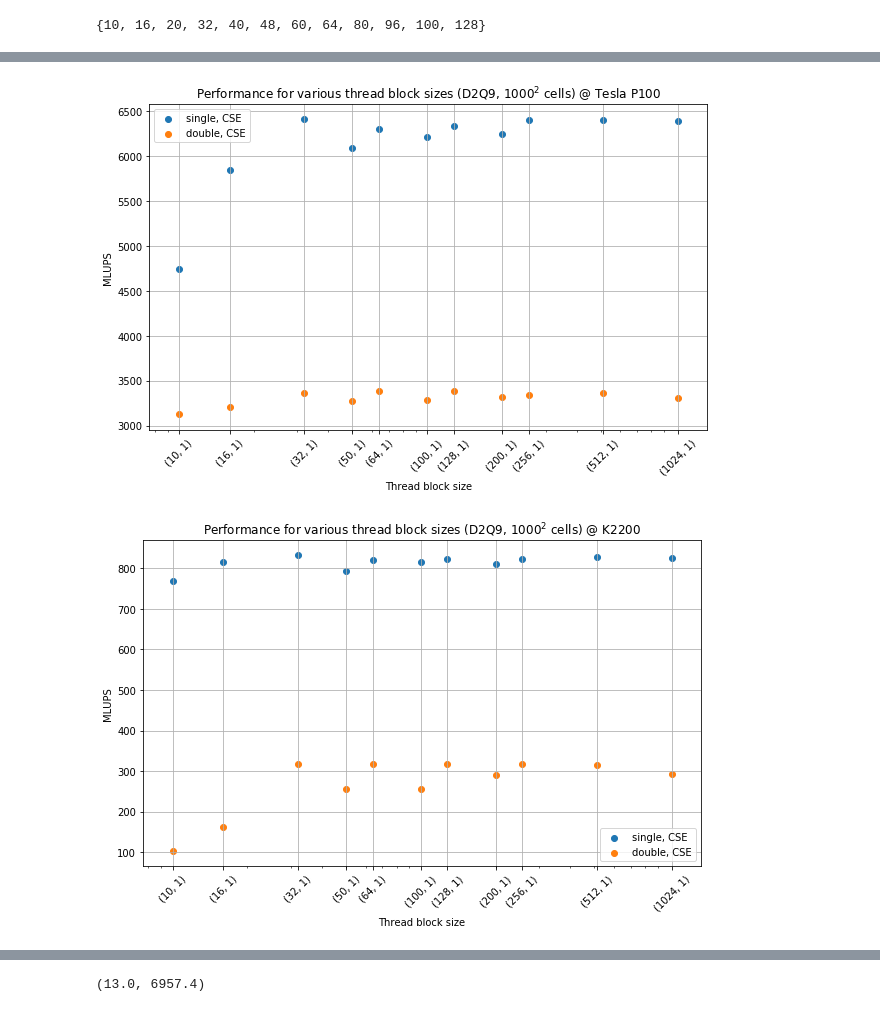
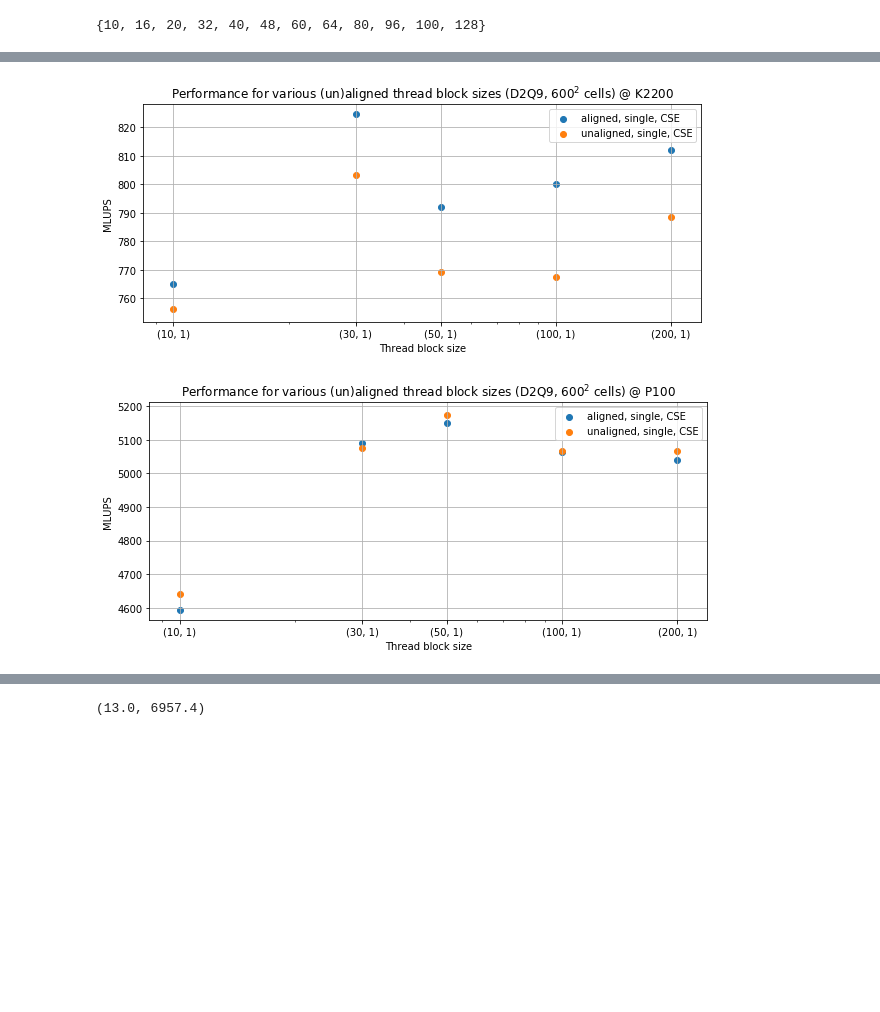
Before and after one commit to KnairdA/symlbm_playground, a Jupyter notebook: notebook/ldc_benchmark.ipynb, the cells around one changed output, grey strips where cells are left out. Cells and saved outputs as stored; diff of their text form; code cells hidden in the pictures; blank space fills up the shorter version.

```diff
--- a/notebook/ldc_benchmark.ipynb
+++ b/notebook/ldc_benchmark.ipynb
@@ -133,20 +210,28 @@ mlups_per_layout_overview_plot(ldc_2d_k2200, 'Performance for various thread blo
 # %%
-def mlups_per_layout_mixed_overview_plot(data, title, **kwargs):
-    plt.figure(figsize=(10,6))
+def align_comparison_plot(data, title, **kwargs):
+    plt.figure(figsize=(10,4))
     plt.grid()
     plt.title(title)
     plt.xscale('log')
     plt.xlabel('Thread block size')
     plt.ylabel('MLUPS')
-    plt.xticks(list(map(lambda l: l[0], values(subset(data, **kwargs),1))), values(subset(data, **kwargs),1), rotation=45)
-    scatter(map(mlups_for_layout, subset(data, precision=['single'], optimization=[True], align=[True], **kwargs)), label='single, CSE')
-    scatter(map(mlups_for_layout, subset(data, precision=['double'], optimization=[True], align=[True], **kwargs)), label='double, CSE')
+    plt.xticks(list(map(lambda l: l[0], values(subset(data, **kwargs),1))), values(subset(data, **kwargs),1))
+    scatter(map(mlups_for_layout, subset(data, precision=['single'], optimization=[True], align=[True], **kwargs)), label='aligned, single, CSE')
+    scatter(map(mlups_for_layout, subset(data, precision=['single'], optimization=[True], align=[False], **kwargs)), label='unaligned, single, CSE')
     plt.legend()
+# %%
+align_comparison_plot(
+    ldc_2d_k2200,
+    'Performance for various (un)aligned thread block sizes (D2Q9, $600^2$ cells) @ K2200',
+    size=[600], layout=lambda x: x % 10 == 0)
+plt.savefig('align_k2200.pdf', bbox_inches='tight')
+# %% [output]
+[figure, added]
 # %%
-mlups_per_layout_mixed_overview_plot(ldc_2d_p100, 'Performance for various thread block sizes (D2Q9, $1000^2$ cells) @ Tesla P100', size=[1000])
+align_comparison_plot(
+    ldc_2d_p100,
+    'Performance for various (un)aligned thread block sizes (D2Q9, $600^2$ cells) @ P100',
+    size=[600], layout=lambda x: x % 10 == 0)
+plt.savefig('align_p100.pdf', bbox_inches='tight')
 # %% [output]
-[figure, old version]
+[figure, new version]
-# %%
-mlups_per_layout_mixed_overview_plot(ldc_2d_k2200, 'Performance for various thread block sizes (D2Q9, $1000^2$ cells) @ K2200', size=[1000])
-# %% [output]
-[figure, removed]
```
Also changed, not shown: parts of 68 cells of this notebook.
